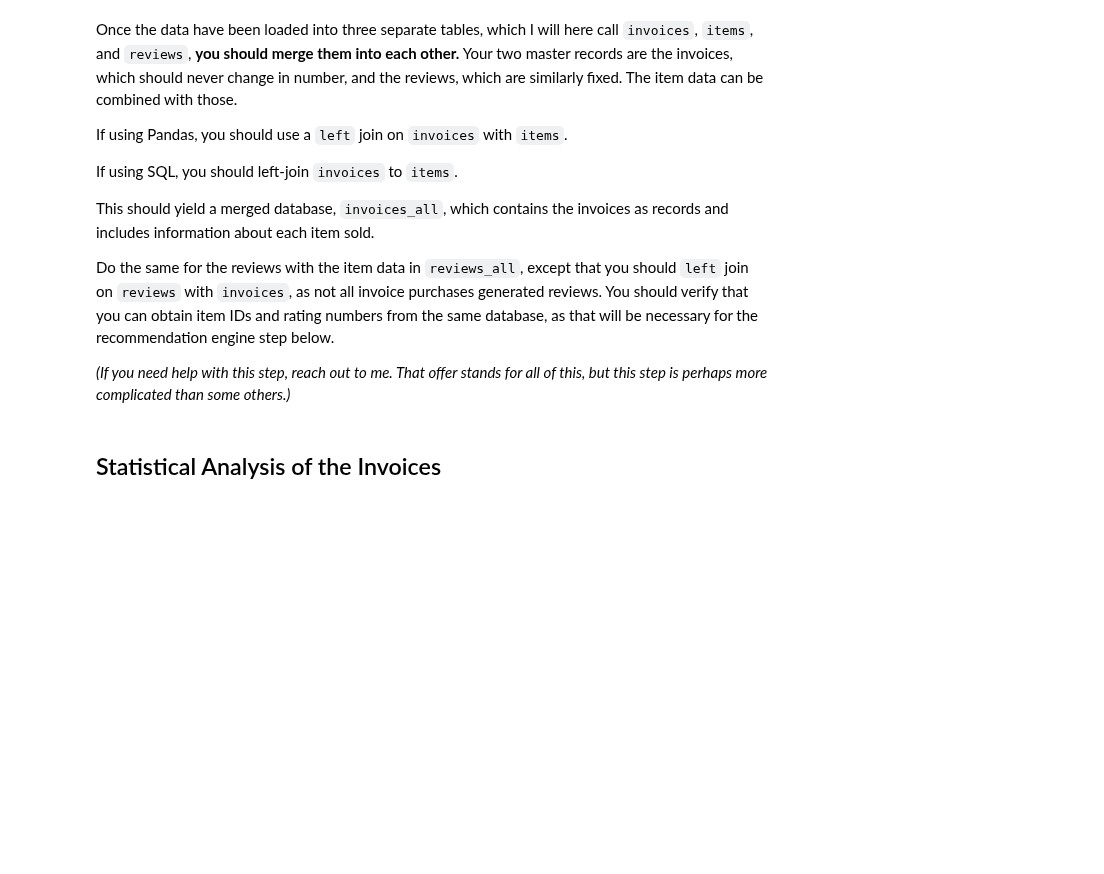
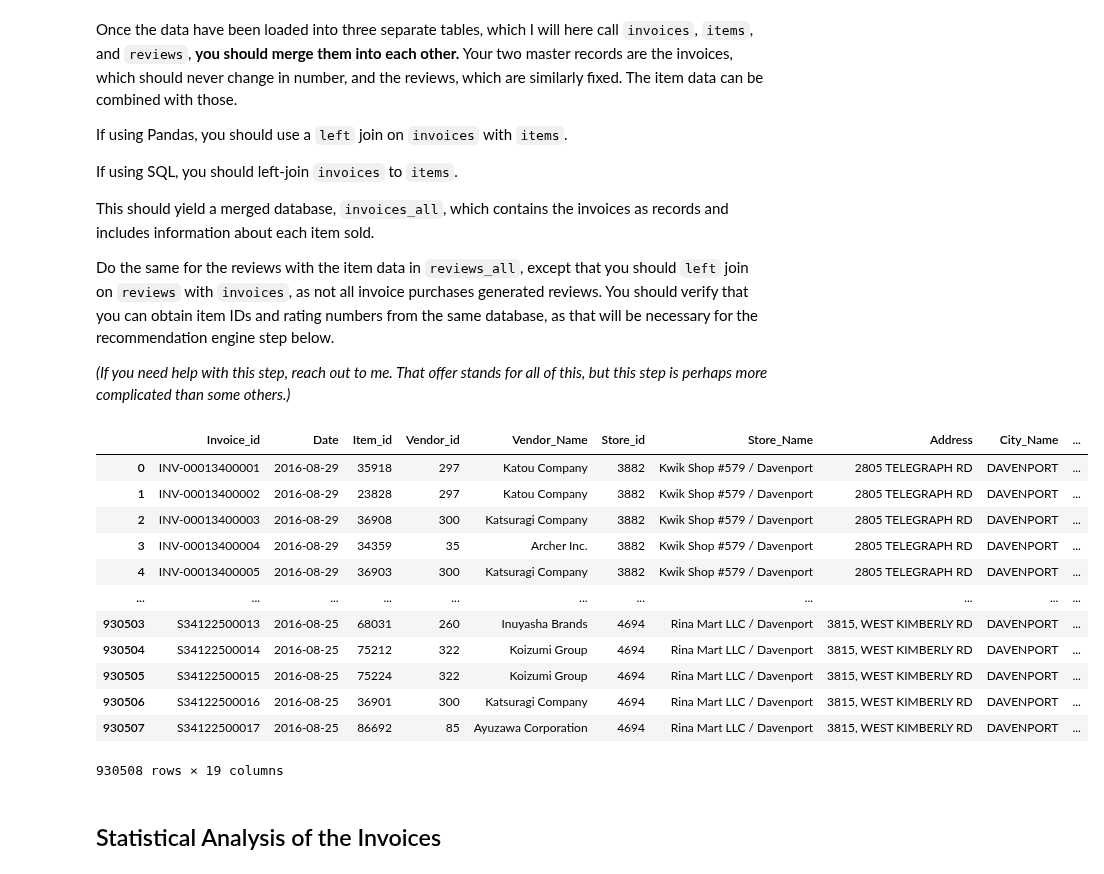
Before and after one commit to watkinsl/DreamingLlamas-capstone-2021, a Jupyter notebook: Capstone Project.ipynb, the cells around one changed output. Cells and saved outputs as stored; diff of their text form; code cells hidden in the pictures; blank space fills up the shorter version.

Commit message:
Updated file with part of Milestone 2 completed
Merged item.csv and invoice.csv

```diff
--- a/Capstone Project.ipynb
+++ b/Capstone Project.ipynb
@@ -211,6 +211,29 @@ This should yield a merged database, `invoices_all`, which contains the invoices
 Do the same for the reviews with the item data in `reviews_all`, except that you should `left` join on `reviews` with `invoices`, as not all invoice purchases generated reviews.  You should verify that you can obtain item IDs and rating numbers from the same database, as that will be necessary for the recommendation engine step below.
 
 _(If you need help with this step, reach out to me.  That offer stands for all of this, but this step is perhaps more complicated than some others.)_
+# %%
+import pandas as pd
+
+invoices = pd.read_csv('data_code/invoice.csv')
+items = pd.read_csv('data_code/item.csv')
+
+invoices_all = pd.merge(invoices, items, on='Item_id', how='left')
+
+invoices_all
+# %% [output]
+|  | Invoice_id | Date | Item_id | Vendor_id | Vendor_Name | Store_id | Store_Name | Address | City_Name | ... |
+| 0 | INV-00013400001 | 2016-08-29 | 35918 | 297 | Katou Company | 3882 | Kwik Shop #579 / Davenport | 2805 TELEGRAPH RD | DAVENPORT | ... |
+| 1 | INV-00013400002 | 2016-08-29 | 23828 | 297 | Katou Company | 3882 | Kwik Shop #579 / Davenport | 2805 TELEGRAPH RD | DAVENPORT | ... |
+| 2 | INV-00013400003 | 2016-08-29 | 36908 | 300 | Katsuragi Company | 3882 | Kwik Shop #579 / Davenport | 2805 TELEGRAPH RD | DAVENPORT | ... |
+| 3 | INV-00013400004 | 2016-08-29 | 34359 | 35 | Archer Inc. | 3882 | Kwik Shop #579 / Davenport | 2805 TELEGRAPH RD | DAVENPORT | ... |
+| 4 | INV-00013400005 | 2016-08-29 | 36903 | 300 | Katsuragi Company | 3882 | Kwik Shop #579 / Davenport | 2805 TELEGRAPH RD | DAVENPORT | ... |
+| ... | ... | ... | ... | ... | ... | ... | ... | ... | ... | ... |
+| 930503 | S34122500013 | 2016-08-25 | 68031 | 260 | Inuyasha Brands | 4694 | Rina Mart LLC / Davenport | 3815, WEST KIMBERLY RD | DAVENPORT | ... |
+| 930504 | S34122500014 | 2016-08-25 | 75212 | 322 | Koizumi Group | 4694 | Rina Mart LLC / Davenport | 3815, WEST KIMBERLY RD | DAVENPORT | ... |
+| 930505 | S34122500015 | 2016-08-25 | 75224 | 322 | Koizumi Group | 4694 | Rina Mart LLC / Davenport | 3815, WEST KIMBERLY RD | DAVENPORT | ... |
+| 930506 | S34122500016 | 2016-08-25 | 36901 | 300 | Katsuragi Company | 4694 | Rina Mart LLC / Davenport | 3815, WEST KIMBERLY RD | DAVENPORT | ... |
+| 930507 | S34122500017 | 2016-08-25 | 86692 | 85 | Ayuzawa Corporation | 4694 | Rina Mart LLC / Davenport | 3815, WEST KIMBERLY RD | DAVENPORT | ... |
+930508 rows × 19 columns
 # %% [markdown]
 ## Statistical Analysis of the Invoices
 # %% [markdown]
```
